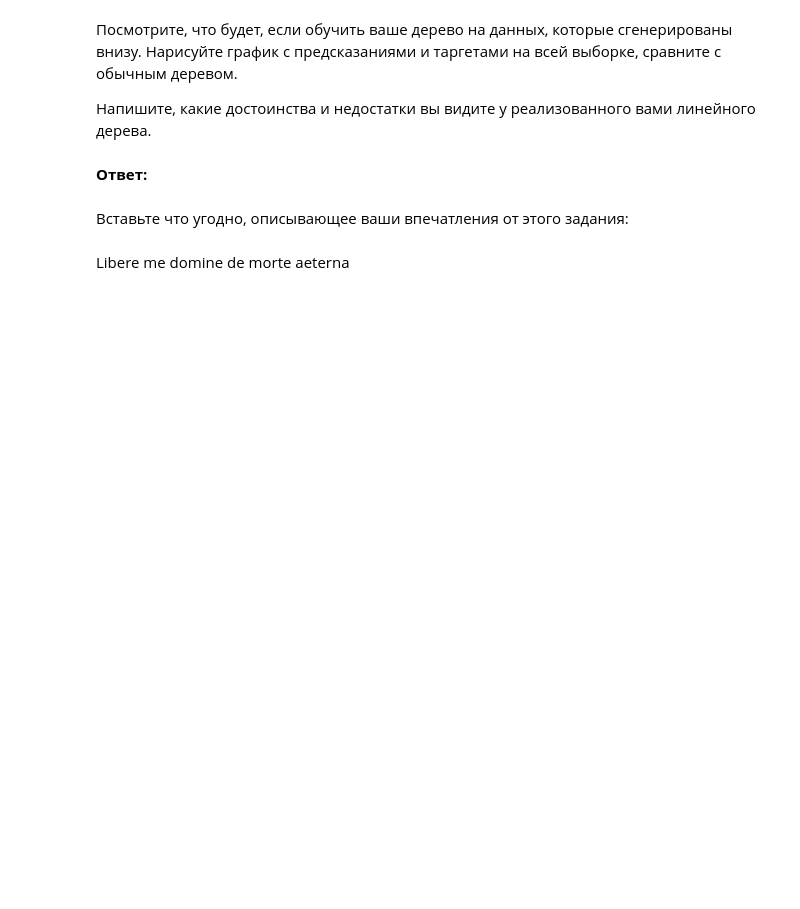
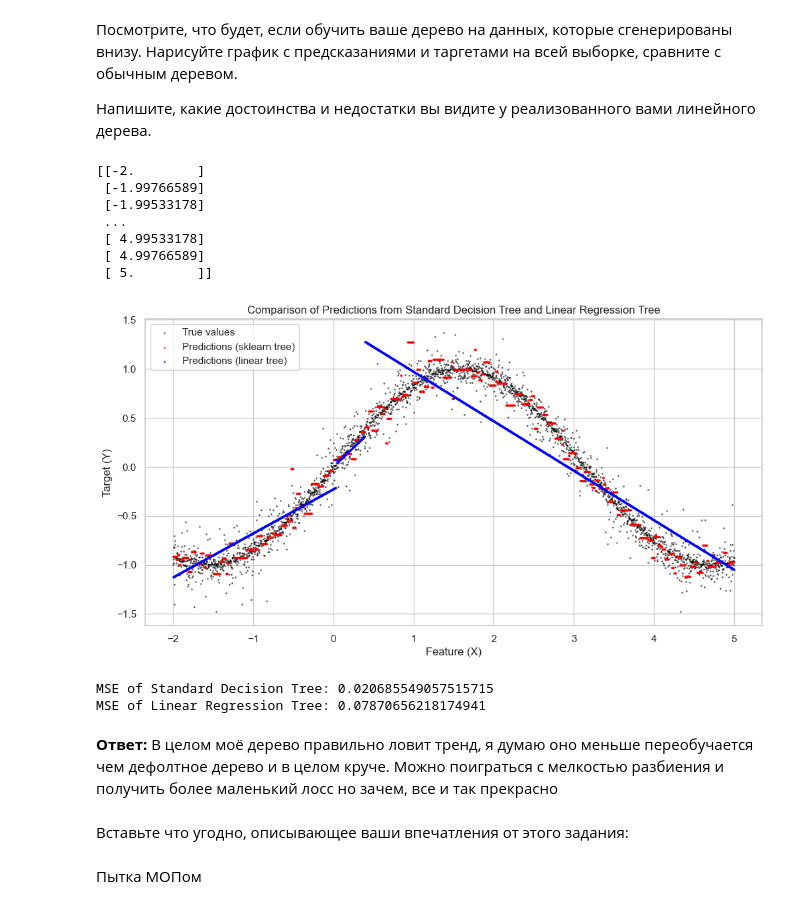
Before and after one commit to AndreiPolischuk/ML_HOMEWORKS, a Jupyter notebook: HW5/homework-practice-05-trees-Polishuk-Andrei.ipynb, the cells around one changed output. Saved outputs shown, nothing was run; the diff lists cells and outputs as text; code cells hidden in the pictures; blank space fills up the shorter version.

```diff
--- a/HW5/homework-practice-05-trees-Polishuk-Andrei.ipynb
+++ b/HW5/homework-practice-05-trees-Polishuk-Andrei.ipynb
@@ -611,6 +674,55 @@ x_train, x_test, y_train, y_test = train_test_split(x, y, test_size=0.95, random
-# %% [markdown]
-**Ответ:**
+# %%
+n_samples = 3_000
+x = np.linspace(-2, 5, n_samples).reshape(-1, 1)
+y = np.sin(x.flatten()) + np.random.normal(0, 0.1, n_samples) * np.random.normal(0, 1, n_samples)
+x_train, x_test, y_train, y_test = train_test_split(x, y, test_size=0.95, random_state=0x4b524f4c2d562d53544f594c4f % (2 ** 32 - 1))
+
+feature_types = ['real']
+
+
+
+tree_regressor = DecisionTreeRegressor(random_state=42)
+tree_regressor.fit(x_train, y_train)
+y_pred_tree = tree_regressor.predict(x_test)
+
+lin_tree_regressor = LinearRegressionTree(feature_types=feature_types, max_depth=5)
+lin_tree_regressor.fit(x_train, y_train)
+y_pred_lin_tree = lin_tree_regressor.predict(x_test)
+
+plt.figure(figsize=(12, 6))
+
+plt.scatter(x_test, y_test, color='black', s=1, label="True values", alpha=0.5)
+
+plt.scatter(x_test, y_pred_tree, color='red', s=2, label="Predictions (sklearn tree)", alpha=0.5)
+
+
+plt.scatter(x_test, y_pred_lin_tree, color='blue', s=2, label="Predictions (linear tree)", alpha=0.5)
+
+plt.title('Comparison of Predictions from Standard Decision Tree and Linear Regression Tree')
+plt.xlabel('Feature (X)')
+plt.ylabel('Target (Y)')
+plt.legend(loc="upper left")
+plt.show()
+
+mse_tree = mean_squared_error(y_test, y_pred_tree)
+mse_lin_tree = mean_squared_error(y_test, y_pred_lin_tree)
+
+print(f'MSE of Standard Decision Tree: {mse_tree}')
+print(f'MSE of Linear Regression Tree: {mse_lin_tree}')
+# %% [output]
+[[-2.        ]
+ [-1.99766589]
+ [-1.99533178]
+ ...
+ [ 4.99533178]
+ [ 4.99766589]
+ [ 5.        ]]
+[figure, added]
+MSE of Standard Decision Tree: 0.020685549057515715
+MSE of Linear Regression Tree: 0.07870656218174941
+# %% [markdown]
+**Ответ:** В целом моё дерево правильно ловит тренд, я думаю оно меньше переобучается чем дефолтное дерево и в целом круче. Можно поиграться с мелкостью разбиения и получить более маленький лосс но зачем, все и так прекрасно
 # %% [markdown]
 Вставьте что угодно, описывающее ваши впечатления от этого задания:
-# %% [markdown]
-Libere me domine de morte aeterna
+# %% [markdown]
+Пытка МОПом
```
Also changed, not shown: parts of 4 cells of this notebook.
